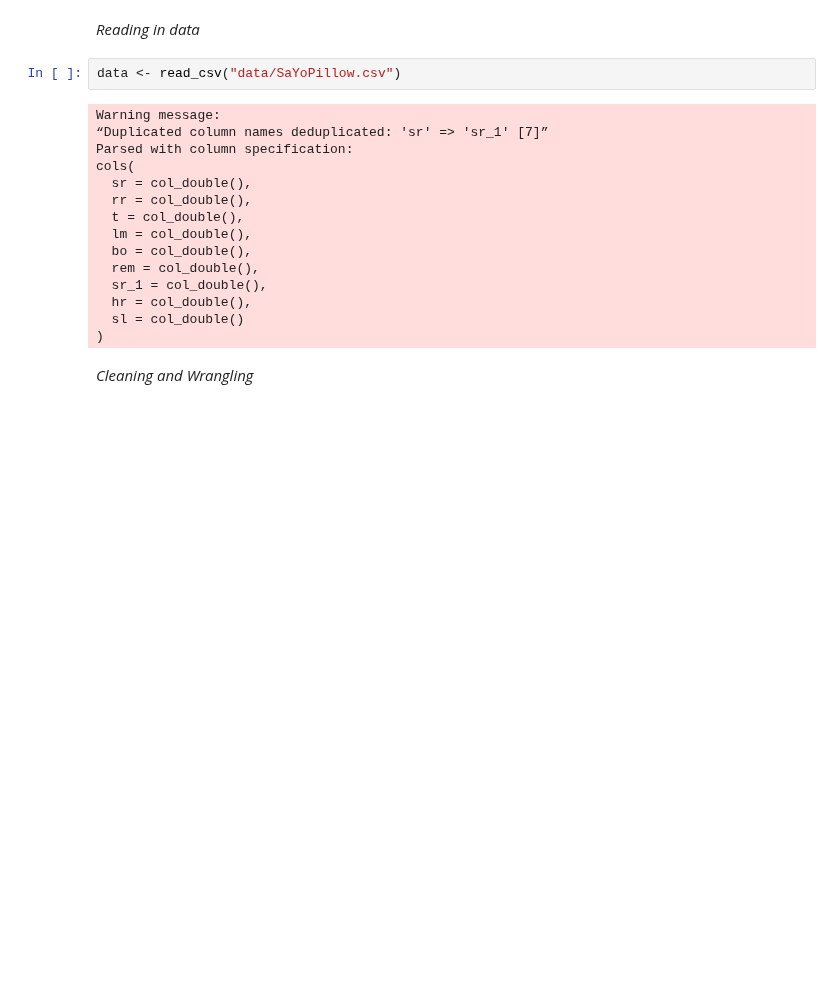
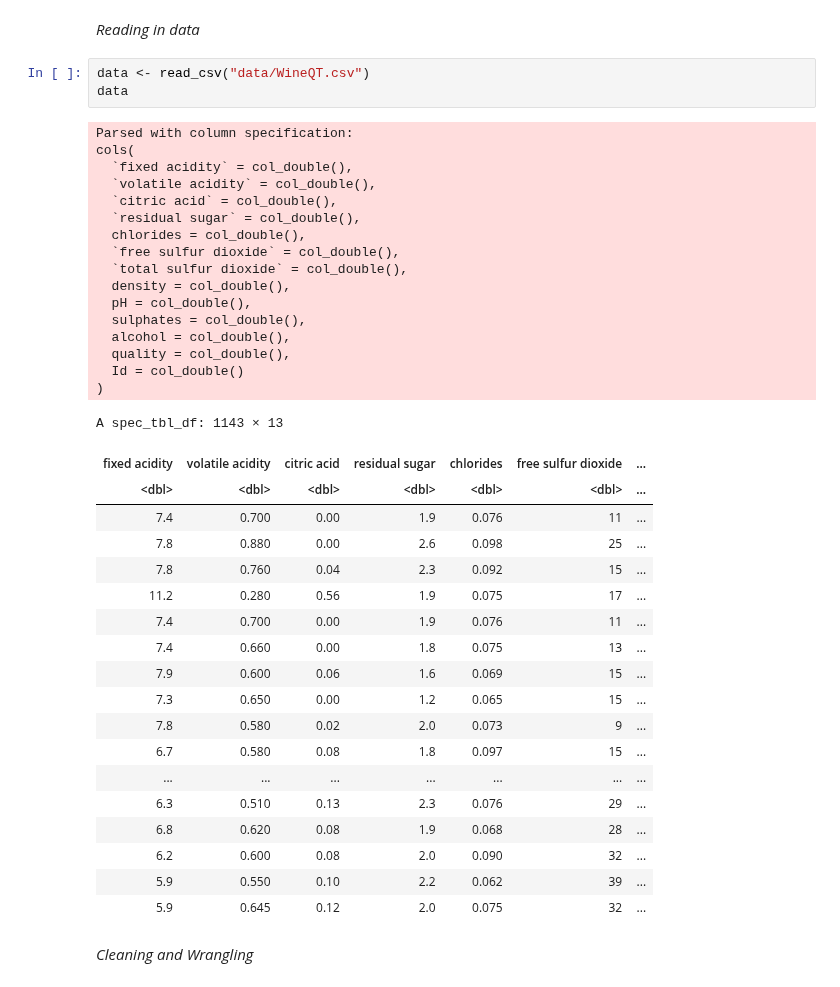
Before and after one commit to jon-chow/DSCI100-WineQualityAnalysis, a Jupyter notebook: Proposal.ipynb, the cells around one changed output. Cells and saved outputs as stored; diff of their text form; blank space fills up the shorter version.

Commit message:
change quality to as factor and uploaded data

```diff
--- a/Proposal.ipynb
+++ b/Proposal.ipynb
@@ -29,22 +29,44 @@ The following object is masked from ‘package:dplyr’:
 # %% [markdown]
 *Reading in data*
 # %%
-data <- read_csv("data/SaYoPillow.csv")
+data <- read_csv("data/WineQT.csv")
+data
 # %% [output]
-Warning message:
-“Duplicated column names deduplicated: 'sr' => 'sr_1' [7]”
 Parsed with column specification:
 cols(
-  sr = col_double(),
-  rr = col_double(),
-  t = col_double(),
-  lm = col_double(),
-  bo = col_double(),
-  rem = col_double(),
-  sr_1 = col_double(),
-  hr = col_double(),
-  sl = col_double()
+  `fixed acidity` = col_double(),
+  `volatile acidity` = col_double(),
+  `citric acid` = col_double(),
+  `residual sugar` = col_double(),
+  chlorides = col_double(),
+  `free sulfur dioxide` = col_double(),
+  `total sulfur dioxide` = col_double(),
+  density = col_double(),
+  pH = col_double(),
+  sulphates = col_double(),
+  alcohol = col_double(),
+  quality = col_double(),
+  Id = col_double()
 )
+A spec_tbl_df: 1143 × 13
+| fixed acidity | volatile acidity | citric acid | residual sugar | chlorides | free sulfur dioxide | ... |
+| <dbl> | <dbl> | <dbl> | <dbl> | <dbl> | <dbl> | ... |
+| 7.4 | 0.700 | 0.00 | 1.9 | 0.076 | 11 | ... |
+| 7.8 | 0.880 | 0.00 | 2.6 | 0.098 | 25 | ... |
+| 7.8 | 0.760 | 0.04 | 2.3 | 0.092 | 15 | ... |
+| 11.2 | 0.280 | 0.56 | 1.9 | 0.075 | 17 | ... |
+| 7.4 | 0.700 | 0.00 | 1.9 | 0.076 | 11 | ... |
+| 7.4 | 0.660 | 0.00 | 1.8 | 0.075 | 13 | ... |
+| 7.9 | 0.600 | 0.06 | 1.6 | 0.069 | 15 | ... |
+| 7.3 | 0.650 | 0.00 | 1.2 | 0.065 | 15 | ... |
+| 7.8 | 0.580 | 0.02 | 2.0 | 0.073 | 9 | ... |
+| 6.7 | 0.580 | 0.08 | 1.8 | 0.097 | 15 | ... |
+| ... | ... | ... | ... | ... | ... | ... |
+| 6.3 | 0.510 | 0.13 | 2.3 | 0.076 | 29 | ... |
+| 6.8 | 0.620 | 0.08 | 1.9 | 0.068 | 28 | ... |
+| 6.2 | 0.600 | 0.08 | 2.0 | 0.090 | 32 | ... |
+| 5.9 | 0.550 | 0.10 | 2.2 | 0.062 | 39 | ... |
+| 5.9 | 0.645 | 0.12 | 2.0 | 0.075 | 32 | ... |
 # %% [markdown]
 *Cleaning and Wrangling*
 # %% [markdown]
```
Also changed, not shown: parts of 4 cells of this notebook, 1 other file.
